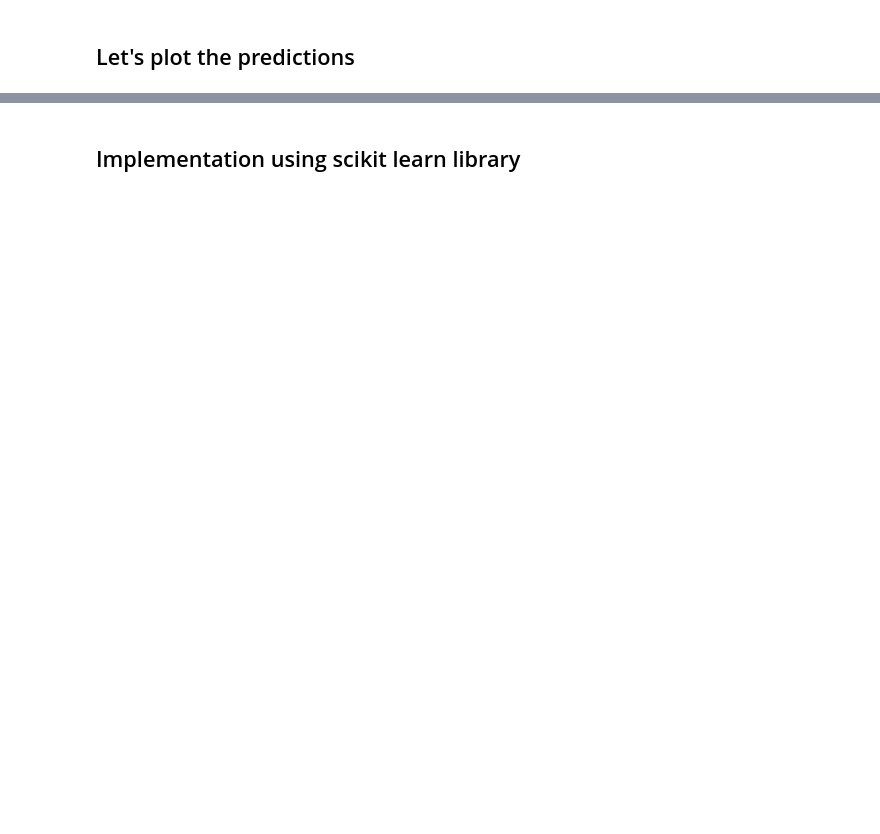
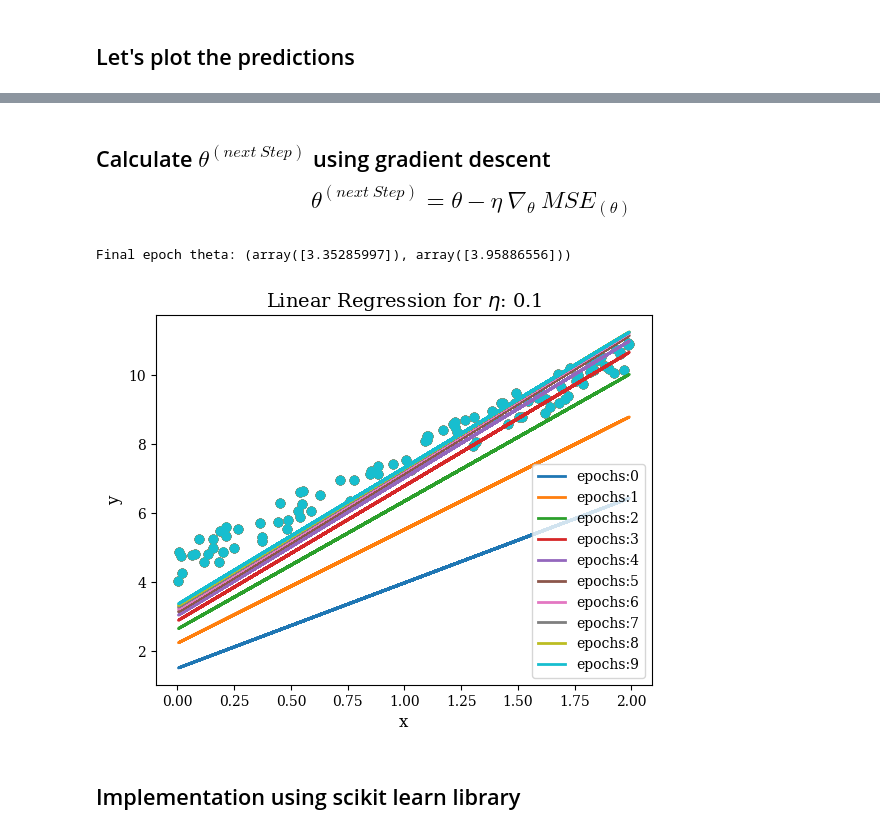
Before and after one commit to rohit-kamble1/Machine_Learning, a Jupyter notebook: ML-Algorithms/linearRegression.ipynb, the cells around one changed output, grey strips where cells are left out. Cells and saved outputs as stored; diff of their text form; code cells hidden in the pictures; blank space fills up the shorter version.

```diff
--- a/ML-Algorithms/linearRegression.ipynb
+++ b/ML-Algorithms/linearRegression.ipynb
@@ -59,3 +65,23 @@ plt.show()
+# %% [markdown]
+## Calculate $\theta^{(next~Step)}$ using gradient descent $$\theta^{(next~Step)} = \theta - \eta~\nabla_{\theta}~MSE_{(\theta)}$$
+# %%
+n_iteration = 10                                                  #define number of iteration
+eta = 0.1                                                         #define learning rate eta = 0.1
+theta = np.random.rand(x_b.shape[1],1)                            #initialize random theta
+for i in range(n_iteration):                                      #iterate over number of iteration
+    gradient = 2/sample_size * (x_b.T).dot(x_b.dot(theta)- y)     #calculate gradient
+    theta -= eta * gradient                                       #calculate new theta
+    y_predict = x_b.dot(theta)                                    #predict value using new theta
+    plt.scatter(x, y)
+    plt.plot(x, y_predict, label = f"epochs:{i}")                 #plot prediction
+    plt.xlabel('x')
+    plt.ylabel('y')
+    plt.legend()
+    plt.title(r'Linear Regression for $\eta$: ' + f'{eta}')                                #plot title
+print(f"Final epoch theta: {theta[0], theta[1]}")
+# %% [output]
+Final epoch theta: (array([3.35285997]), array([3.95886556]))
+[figure, added]
 # %% [markdown]
 ## Implementation using scikit learn library
 # %%
```
Also changed, not shown: parts of 12 cells of this notebook, 7 other files.
